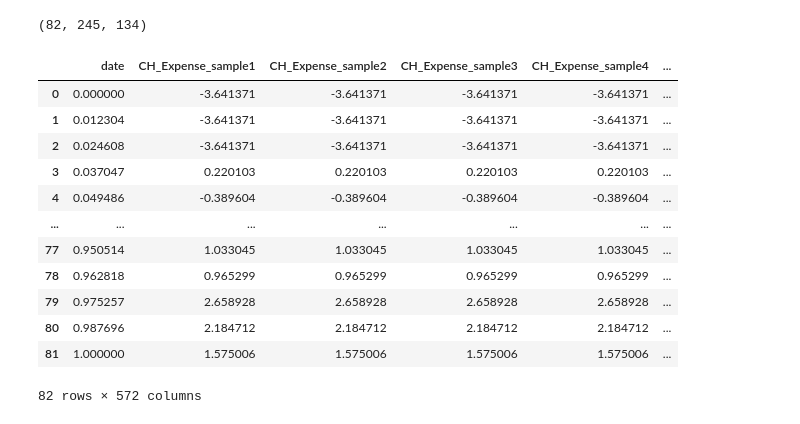
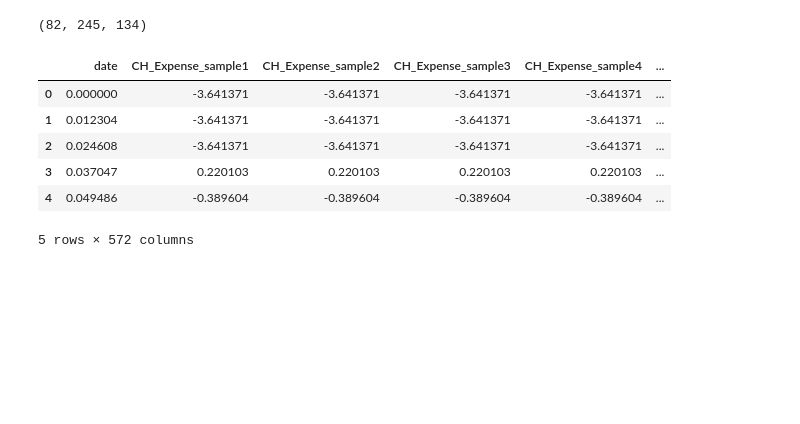
Before and after one commit to theS3b/Smoothing-Techniques-for-Predicting-High-Frequency-Time-Series, a Jupyter notebook: preprocessing dev.ipynb, the cells around one changed output. Saved outputs shown, nothing was run; the diff lists cells and outputs as text; code cells hidden in the pictures; blank space fills up the shorter version.

```diff
--- a/preprocessing dev.ipynb
+++ b/preprocessing dev.ipynb
@@ -114,20 +115,18 @@ min_date = matched_by_date['date'].min()
 # %%
 matched_by_date['date'] = matched_by_date['date'].apply(lambda x: (x - min_date).days)
 matched_by_date['date'] = matched_by_date['date'] / matched_by_date['date'].max()
-# %%
-matched_by_date
-# %% [output]
-|  | date | CH_Expense_sample1 | CH_Expense_sample2 | CH_Expense_sample3 | CH_Expense_sample4 | ... |
-| 0 | 0.000000 | -3.641371 | -3.641371 | -3.641371 | -3.641371 | ... |
-| 1 | 0.012304 | -3.641371 | -3.641371 | -3.641371 | -3.641371 | ... |
-| 2 | 0.024608 | -3.641371 | -3.641371 | -3.641371 | -3.641371 | ... |
-| 3 | 0.037047 | 0.220103 | 0.220103 | 0.220103 | 0.220103 | ... |
-| 4 | 0.049486 | -0.389604 | -0.389604 | -0.389604 | -0.389604 | ... |
-| ... | ... | ... | ... | ... | ... | ... |
-| 77 | 0.950514 | 1.033045 | 1.033045 | 1.033045 | 1.033045 | ... |
-| 78 | 0.962818 | 0.965299 | 0.965299 | 0.965299 | 0.965299 | ... |
-| 79 | 0.975257 | 2.658928 | 2.658928 | 2.658928 | 2.658928 | ... |
-| 80 | 0.987696 | 2.184712 | 2.184712 | 2.184712 | 2.184712 | ... |
-| 81 | 1.000000 | 1.575006 | 1.575006 | 1.575006 | 1.575006 | ... |
-82 rows × 572 columns
+# %%
+mean_gdp = matched_by_date['gdp'].mean()
+std_gdp = matched_by_date['gdp'].std()
+
+matched_by_date['gdp'] = (matched_by_date['gdp'] - mean_gdp) / std_gdp
+matched_by_date.head()
+# %% [output]
+|  | date | CH_Expense_sample1 | CH_Expense_sample2 | CH_Expense_sample3 | CH_Expense_sample4 | ... |
+| 0 | 0.000000 | -3.641371 | -3.641371 | -3.641371 | -3.641371 | ... |
+| 1 | 0.012304 | -3.641371 | -3.641371 | -3.641371 | -3.641371 | ... |
+| 2 | 0.024608 | -3.641371 | -3.641371 | -3.641371 | -3.641371 | ... |
+| 3 | 0.037047 | 0.220103 | 0.220103 | 0.220103 | 0.220103 | ... |
+| 4 | 0.049486 | -0.389604 | -0.389604 | -0.389604 | -0.389604 | ... |
+5 rows × 572 columns
 # %%
```
Also changed, not shown: parts of 18 cells of this notebook.
